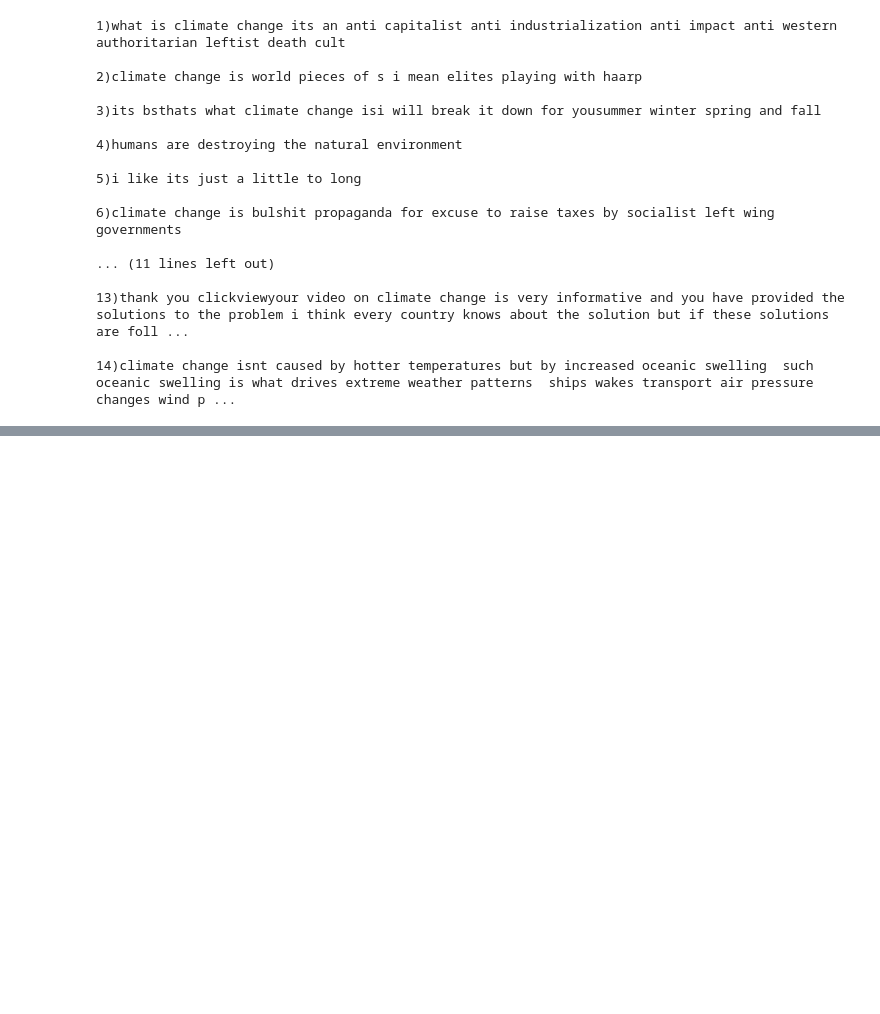
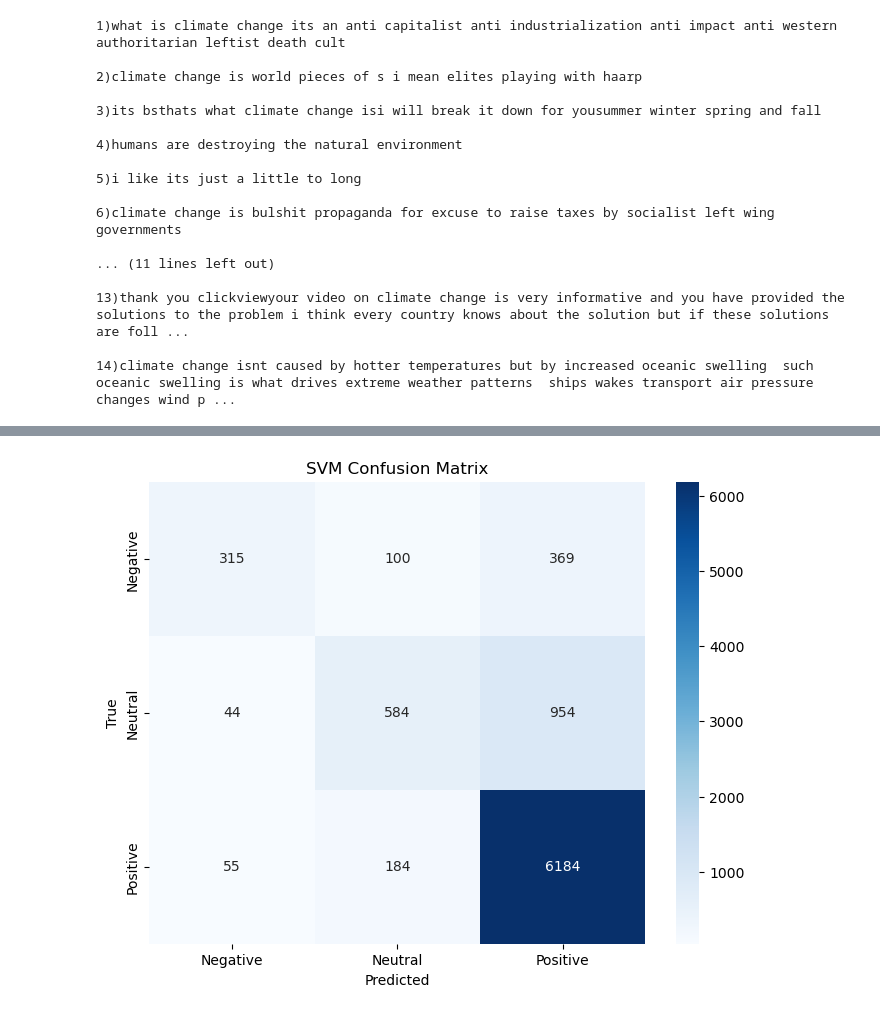
Before and after one commit to 2021029/1CA_SecondSemester_AdvDataAnalysis, a Jupyter notebook: New_Project_SentimentAnalysis.ipynb, the cells around one changed output, grey strips where cells are left out. Saved outputs shown, nothing was run; the diff lists cells and outputs as text; code cells hidden in the pictures; blank space fills up the shorter version.

```diff
--- a/New_Project_SentimentAnalysis.ipynb
+++ b/New_Project_SentimentAnalysis.ipynb
@@ -645,0 +587,14 @@ AttributeError: 'function' object has no attribute 'accuracy_score'
+# %%
+# Split the data into training and testing sets
+X_train, X_test, y_train, y_test = train_test_split(twitter['message'], twitter['sentiment'], test_size=0.2, random_state=42)
+# %%
+tfidf_vectorizer = TfidfVectorizer(max_features=5000)  # The number of features
+X_train_tfidf = tfidf_vectorizer.fit_transform(X_train)
+X_test_tfidf = tfidf_vectorizer.transform(X_test)
+# %%
+# SVM Model
+svm_classifier = SVC(kernel='linear', C=1)
+svm_classifier.fit(X_train_tfidf, y_train)
+svm_predictions = svm_classifier.predict(X_test_tfidf)
+# Calculate accuracy
+svm_accuracy = accuracy_score(y_test, svm_predictions)
@@ -645,0 +614,10 @@ AttributeError: 'function' object has no attribute 'accuracy_score'
+# %%
+# Confusion Matrix for SVM
+svm_cm = confusion_matrix(y_test, svm_predictions)
+print("Confusion Matrix for SVM:")
+print(svm_cm)
+
+# Confusion Matrix for Naive Bayes
+nb_cm = confusion_matrix(y_test, nb_predictions)
+print("\nConfusion Matrix for Naive Bayes:")
+print(nb_cm)
@@ -645,0 +634,10 @@ AttributeError: 'function' object has no attribute 'accuracy_score'
+# %%
+# Plot Confusion Matrix for SVM
+plt.figure(figsize=(8, 6))
+sns.heatmap(svm_cm, annot=True, fmt='d', cmap='Blues', xticklabels=['Negative', 'Neutral', 'Positive'], yticklabels=['Negative', 'Neutral', 'Positive'])
+plt.xlabel('Predicted')
+plt.ylabel('True')
+plt.title('SVM Confusion Matrix')
+plt.show()
+# %% [output]
+[figure, added]
```
Also changed, not shown: parts of 77 cells of this notebook.
